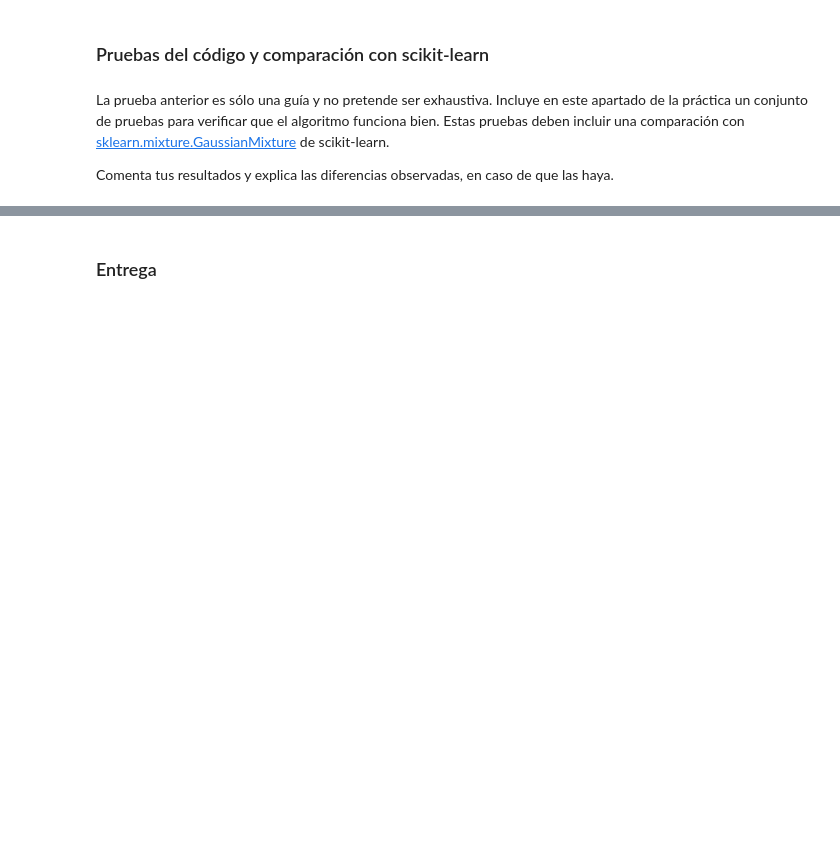
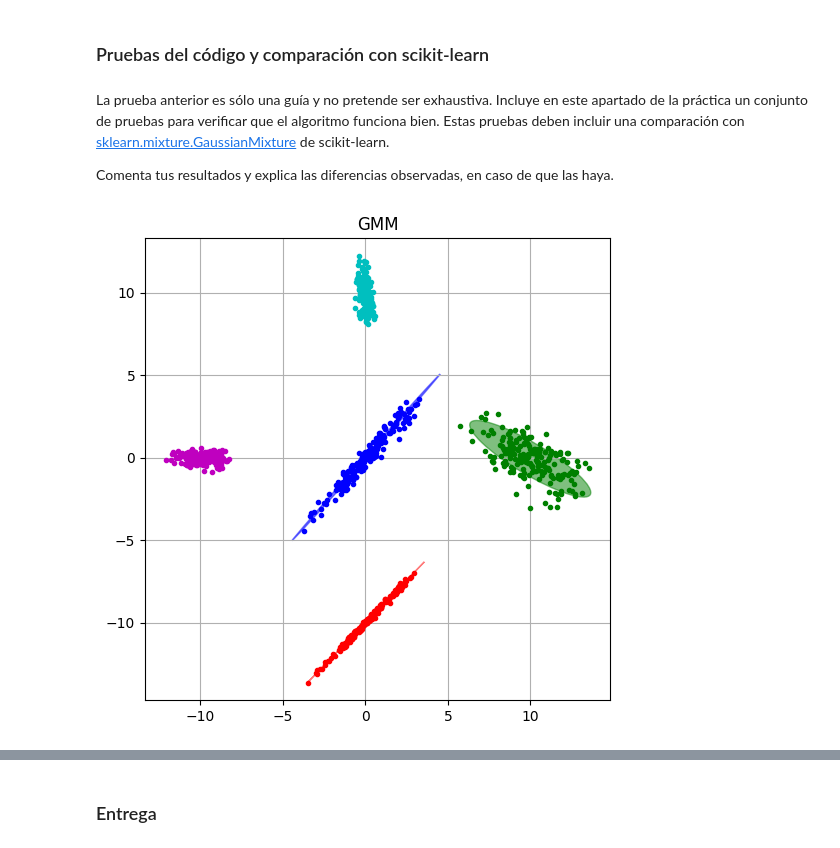
Before and after one commit to TomasDanielExpositoTorre/aprendizaje-automatico, a Jupyter notebook: P2/aa_p2.ipynb, the cells around one changed output, grey strips where cells are left out. Cells and saved outputs as stored; diff of their text form; code cells hidden in the pictures; blank space fills up the shorter version.

Commit message:
tests

```diff
--- a/P2/aa_p2.ipynb
+++ b/P2/aa_p2.ipynb
@@ -263,13 +264,28 @@ from sklearn.mixture import GaussianMixture
-# %%
-#TODO: test...
-Ndimensions = 3
-
-for n in range(2,Ndimensions+1):
-    x, t = make_blobs(n_samples=1000, n_features=n, centers=5, shuffle=True, random_state=1234)
-    x = StandardScaler().fit_transform(x)
-
-    gmm = GMM(4, 100, random_state=123)
-    gmm.fit(x)
-
-    gmm_ = GaussianMixture(4, max_iter=100)
-    gmm_.fit(x)
+# %%
+def gaussian_sample_generator(dim: int, n:int, mean, cov, seed):
+    """
+    Genera una muestra gausisana aleatoria de dimension `dim` > 1, con tamaño
+    de muestra `n`. Se espera una media de dimension D y una matriz de covarianza
+    DxD simétrica semidefinida positivo.
+    """
+    return np.random.default_rng(seed=seed).multivariate_normal(mean, cov, n)
+# %%
+# Graficado de datos gausianos
+samples = 1000
+means = [[0,0], [10,0], [0,10], [-10, 0], [0, -10]]
+covs = []
+x = []
+for i in range(0,5):
+    cov = np.random.uniform(low=-1.5, high=1.5, size=(2,2))
+    cov @= cov.T
+    covs.append(cov)
+
+    x.append(gaussian_sample_generator(dim=2, n=int(samples/5), mean=means[i], cov=cov, seed=69))
+x = np.concatenate(x, axis=0)
+
+gmm = GMM(num_components=5, num_iters=100, random_state=123)
+gmm.fit(x)
+
+plotModelGMM(x, gmm, "GMM")
+# %% [output]
+[figure, added]
```
Also changed, not shown: parts of 5 cells of this notebook, 1 other file.
